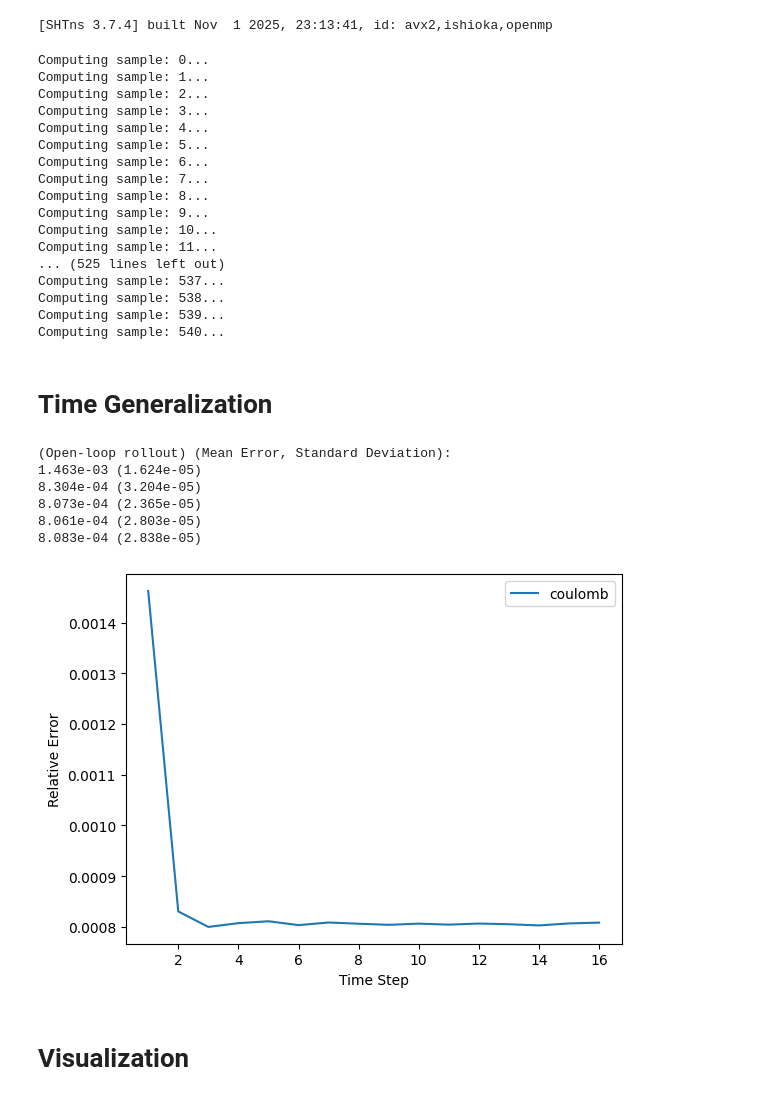
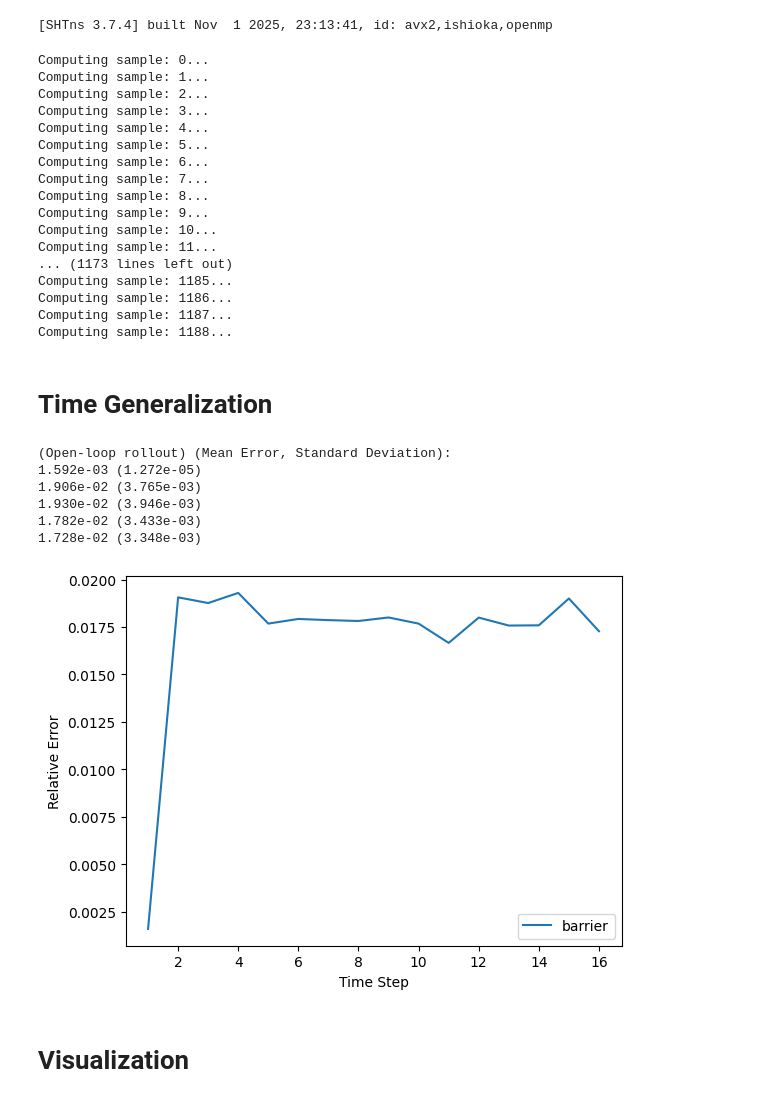
Before and after one commit to yashpatel5400/schrodinger_op, a Jupyter notebook: schrodinger.ipynb, the cells around one changed output. Cells and saved outputs as stored; diff of their text form; code cells hidden in the pictures.

```diff
--- a/schrodinger.ipynb
+++ b/schrodinger.ipynb
@@ -62,7 +62,7 @@ def add_noise_dataset(samples: np.ndarray, noise_sigma: float) -> np.ndarray:
     noise = (np.random.randn(*x.shape) + 1j * np.random.randn(*x.shape)) * scales
     return x + noise
 # %%
-    potential ="coulomb"
+    potential ="barrier"
     spherical_coords = potential in ["coulomb", "dipole"] # only Coulomb and dipole potentials use spherical (for now)
 
     # --- Spherical coordinates constants --- #
@@ -156,11 +156,11 @@ Computing sample: 8...
 Computing sample: 9...
 Computing sample: 10...
 Computing sample: 11...
-... (525 lines left out)
-Computing sample: 537...
-Computing sample: 538...
-Computing sample: 539...
-Computing sample: 540...
+... (1173 lines left out)
+Computing sample: 1185...
+Computing sample: 1186...
+Computing sample: 1187...
+Computing sample: 1188...
 # %% [markdown]
 # Time Generalization
 # %%
@@ -169,49 +169,45 @@ q = 16  # number of rollout steps
 rollout_errs = []  # shape: [num_tests, q]
 
 for psi0, psi_ans in test_samples:
-    psi_true = psi0
-    true_traj = []
-    for j in range(q):
-        if j==0:
-          psi_true=psi_ans
-          true_traj.append(psi_true)
-        else:
+    true_traj = [psi_ans]
+    psi_true = psi_ans
+    for j in range(1,q):
           psi_true = solver(psi_true)
           true_traj.append(psi_true)
 
     # --- open-loop rollout: psi_hat_{t+1} = f(psi_hat_t) ---
     errs = []
     psi_hat = psi0
     for t in range(q):
         psi_hat = estimator.compute_estimate(psi_hat)
         psi_true_t = true_traj[t]
         num = np.linalg.norm(psi_hat - psi_true_t)
         den = np.linalg.norm(psi_true_t) + 1e-14
         errs.append(num / den)
     rollout_errs.append(errs)
 
 rollout_errs = np.asarray(rollout_errs)
 errors    = rollout_errs.mean(axis=0)
 errors_sd = rollout_errs.std(axis=0)
 
 indices = [i for i in [0, 1, 3, 7, 15] if i < len(errors)]
 print("(Open-loop rollout) (Mean Error, Standard Deviation):")
 for i in indices:
     print(f"{errors[i]:.3e} ({errors_sd[i]:.3e})")
 
 plt.plot(range(1, q+1), errors, label=f"{potential}")
 plt.xlabel("Time Step")
 plt.ylabel("Relative Error")
 plt.legend()
 plt.show()
 # %% [output]
 (Open-loop rollout) (Mean Error, Standard Deviation):
-1.463e-03 (1.624e-05)
-8.304e-04 (3.204e-05)
-8.073e-04 (2.365e-05)
-8.061e-04 (2.803e-05)
-8.083e-04 (2.838e-05)
+1.592e-03 (1.272e-05)
+1.906e-02 (3.765e-03)
+1.930e-02 (3.946e-03)
+1.782e-02 (3.433e-03)
+1.728e-02 (3.348e-03)
-[figure, old version]
+[figure, new version]
 # %% [markdown]
 # Visualization
 # %%
```
